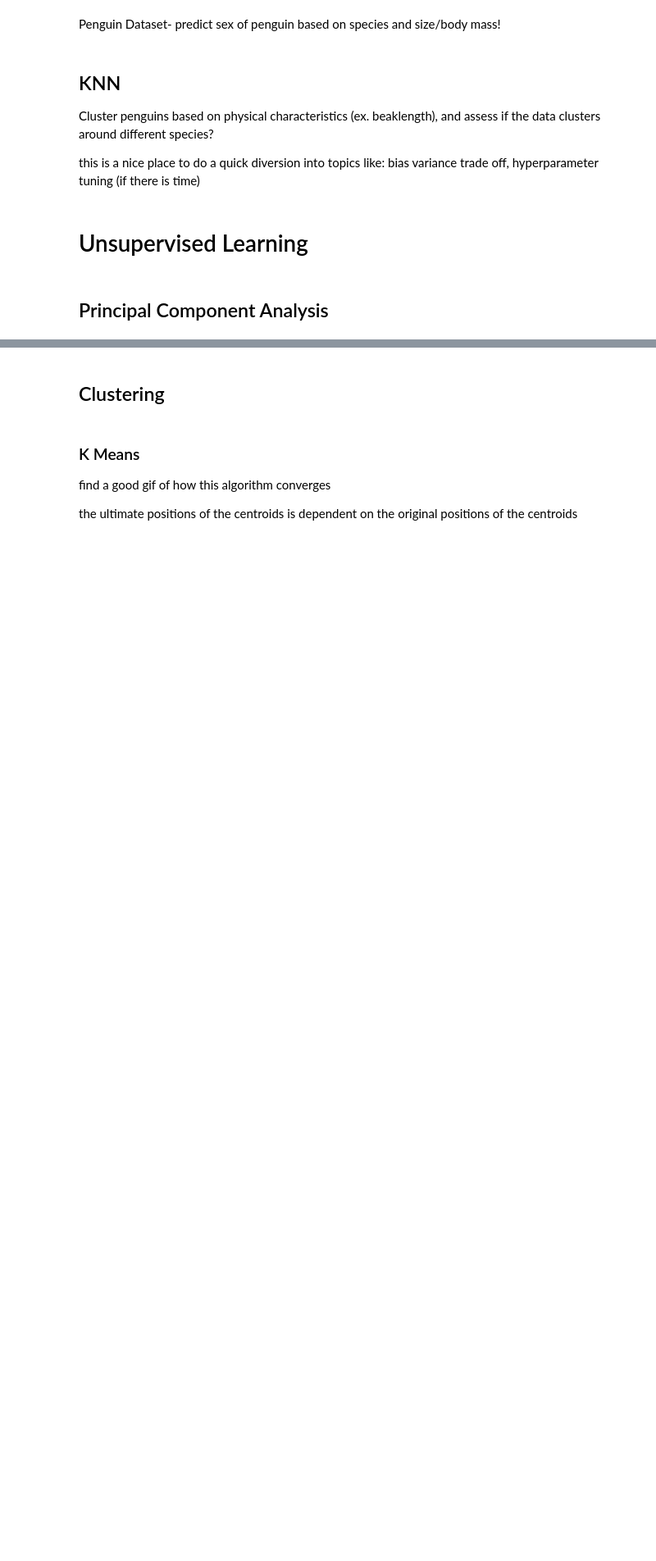
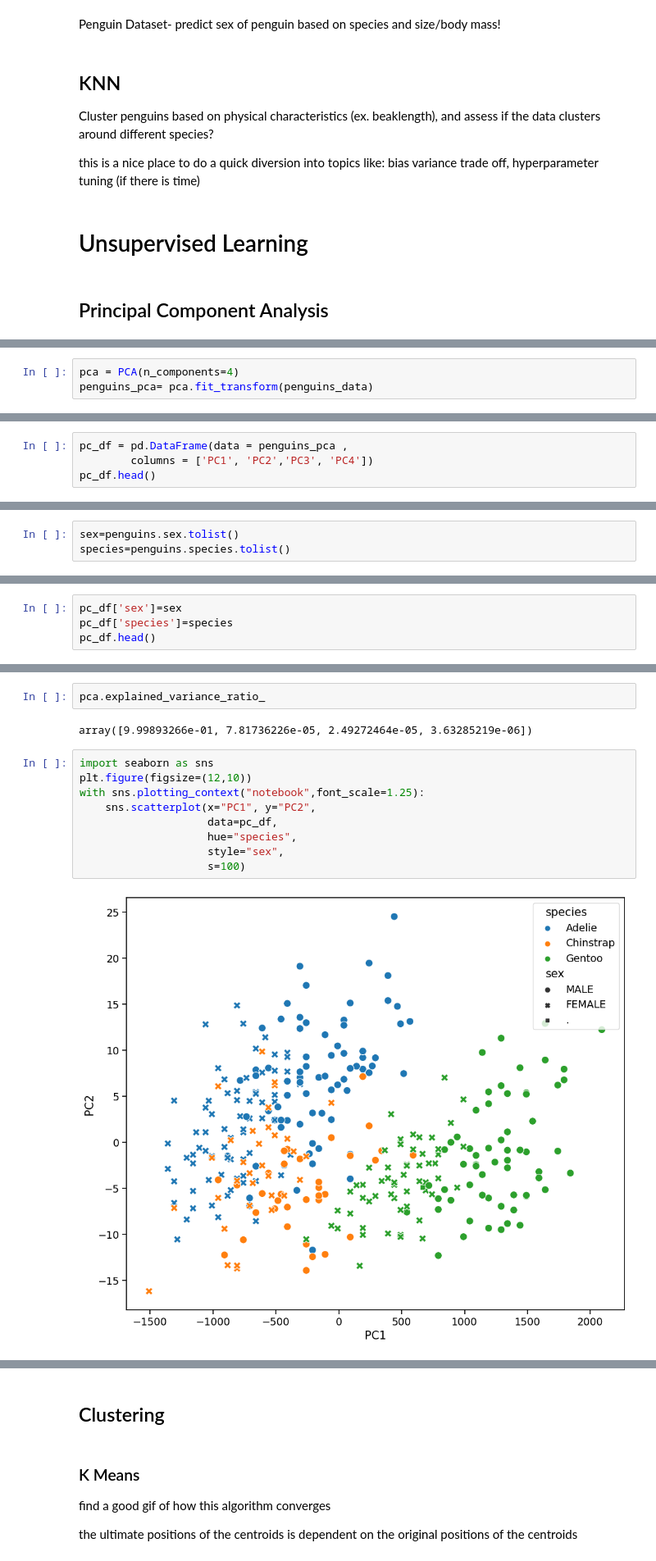
Before and after one commit to ua-datalab/Workshops, a Jupyter notebook: Machine_Learning_Basics_Scikit-learn_Unveiled/Machine_Learning_Basics_Scikit_learn_Unveiled.ipynb, the cells around one changed output, grey strips where cells are left out. Shown at 82% size. Drawn from its saved outputs; the diff is of its cells as text; blank space fills up the shorter version.

```diff
--- a/Machine_Learning_Basics_Scikit-learn_Unveiled/Machine_Learning_Basics_Scikit_learn_Unveiled.ipynb
+++ b/Machine_Learning_Basics_Scikit-learn_Unveiled/Machine_Learning_Basics_Scikit_learn_Unveiled.ipynb
@@ -195,0 +223,3 @@ discuss penguing dataset -- try to find highly correlated features for predictin
+# %%
+pca = PCA(n_components=4)
+penguins_pca= pca.fit_transform(penguins_data)
@@ -195,0 +228,4 @@ discuss penguing dataset -- try to find highly correlated features for predictin
+# %%
+pc_df = pd.DataFrame(data = penguins_pca ,
+        columns = ['PC1', 'PC2','PC3', 'PC4'])
+pc_df.head()
@@ -195,0 +239,3 @@ discuss penguing dataset -- try to find highly correlated features for predictin
+# %%
+sex=penguins.sex.tolist()
+species=penguins.species.tolist()
@@ -195,0 +244,4 @@ discuss penguing dataset -- try to find highly correlated features for predictin
+# %%
+pc_df['sex']=sex
+pc_df['species']=species
+pc_df.head()
@@ -195,0 +257,15 @@ discuss penguing dataset -- try to find highly correlated features for predictin
+# %%
+pca.explained_variance_ratio_
+# %% [output]
+array([9.99893266e-01, 7.81736226e-05, 2.49272464e-05, 3.63285219e-06])
+# %%
+import seaborn as sns
+plt.figure(figsize=(12,10))
+with sns.plotting_context("notebook",font_scale=1.25):
+    sns.scatterplot(x="PC1", y="PC2",
+                    data=pc_df,
+                    hue="species",
+                    style="sex",
+                    s=100)
+# %% [output]
+[figure, added]
```
Also changed, not shown: parts of 23 cells of this notebook.
